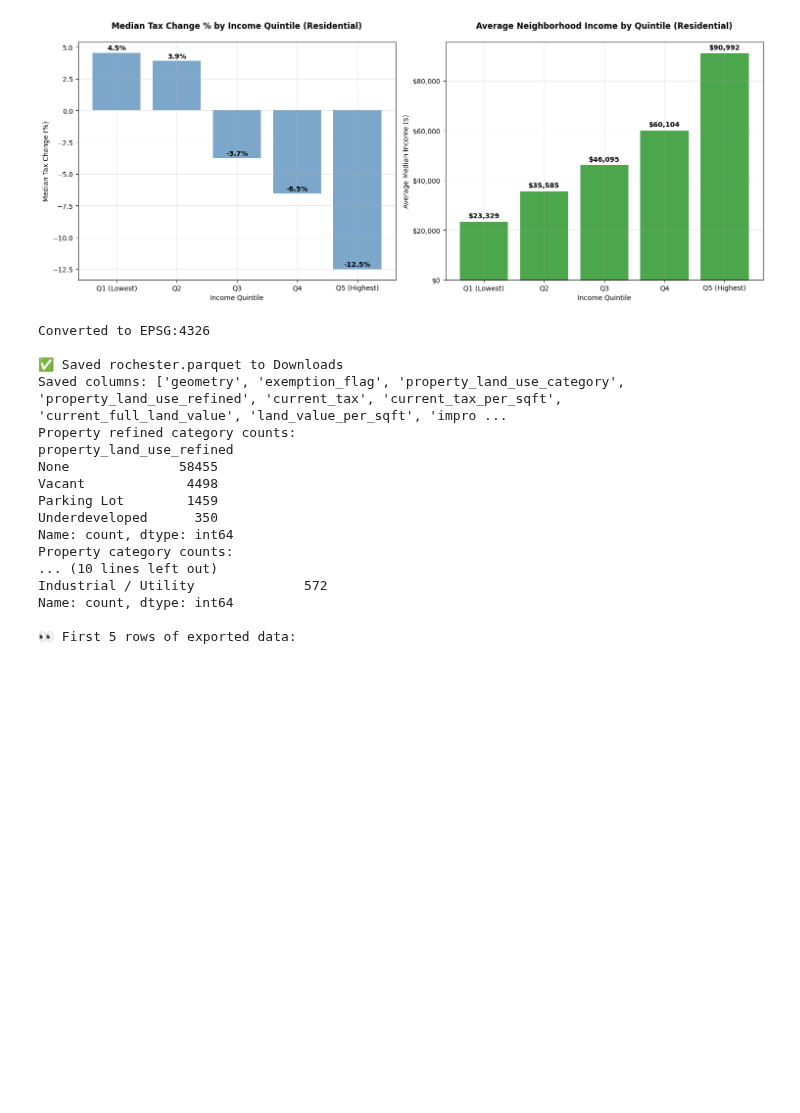
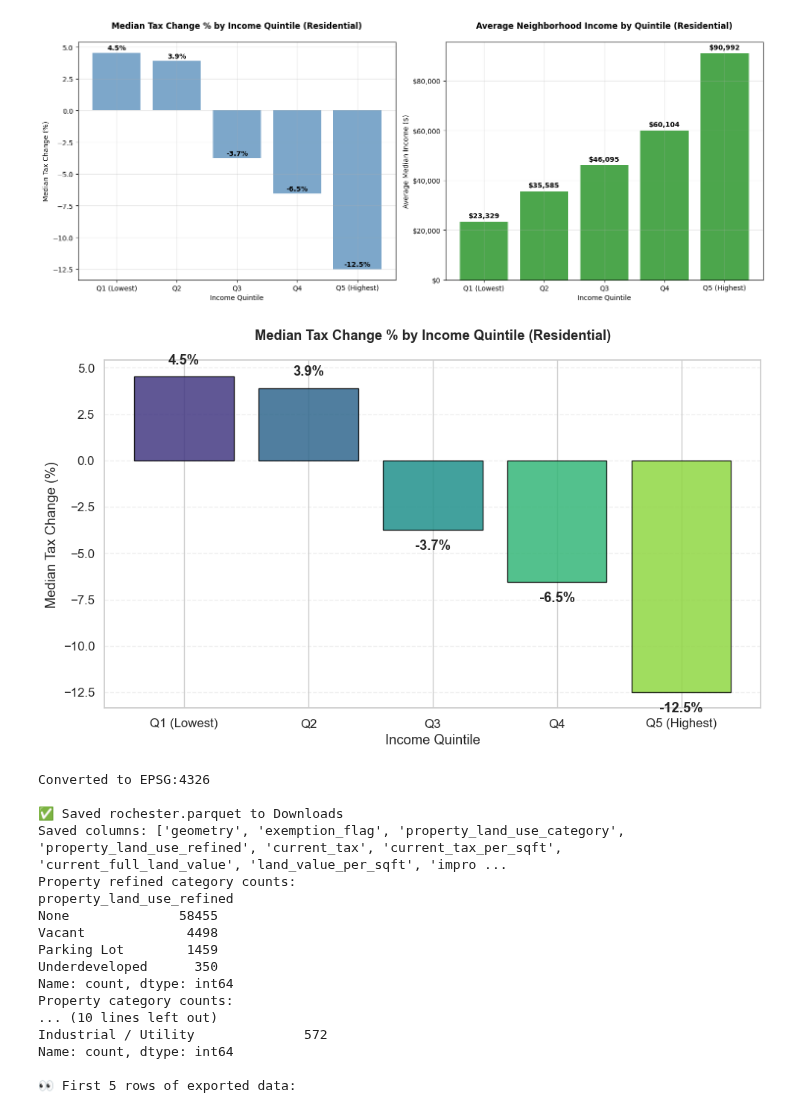
Before and after one commit to gregmiller00/LVTShift, a Jupyter notebook: examples/rochester.ipynb, the cells around one changed output. Drawn from its saved outputs; the diff is of its cells as text; code cells hidden in the pictures; blank space fills up the shorter version.

Commit message:
update census chart

```diff
--- a/examples/rochester.ipynb
+++ b/examples/rochester.ipynb
@@ -902,6 +902,54 @@ Residential parcels with income data: 52,600 (90.8% of residential)
 | 3 | Q4 | 10468 | -193.72 | -182.66 | 14.68 | ... |
 | 4 | Q5 (Highest) | 10419 | -547.09 | -492.73 | 3.09 | ... |
 [figure]
+# %%
+# Create a BAR CHART using the output from the above calculated quintile_summary DataFrame
+# (from @file_context_0, which is referred to as `quintile_summary` here)
+
+import matplotlib.pyplot as plt
+import seaborn as sns
+import numpy as np
+
+# Set style
+sns.set_theme(style="whitegrid", font_scale=1.10)
+
+# Use the correct, already calculated medians for each quintile (from previous code)
+vals = quintile_summary['tax_change_pct_median']
+labels = quintile_summary['income_quintile']
+
+fig, ax = plt.subplots(figsize=(10, 6))
+
+# Color palette (blue to green, left to right)
+colors = sns.color_palette("viridis", n_colors=len(vals))
+
+bars = ax.bar(
+    labels,
+    vals,
+    color=colors,
+    edgecolor='black',
+    width=0.8,
+    alpha=0.85
+)
+
+ax.set_title('Median Tax Change % by Income Quintile (Residential)', fontweight='bold', pad=20)
+ax.set_ylabel('Median Tax Change (%)')
+ax.set_xlabel('Income Quintile')
+ax.grid(axis='y', alpha=0.3, linestyle='--')
+
+# Add value labels on bars, centered near top of each bar
+for bar, val in zip(bars, vals):
+    ax.text(
+        bar.get_x() + bar.get_width() / 2,
+        bar.get_height() + np.sign(val) * 0.5,
+        f'{val:.1f}%',
+        ha='center', va='bottom' if val >= 0 else 'top',
+        fontweight='bold'
+    )
+
+plt.tight_layout()
+plt.show()
+# %% [output]
+[figure, added]
 # %%
 
 # --- Export rochester.parquet with same columns as Syracuse ---
```
